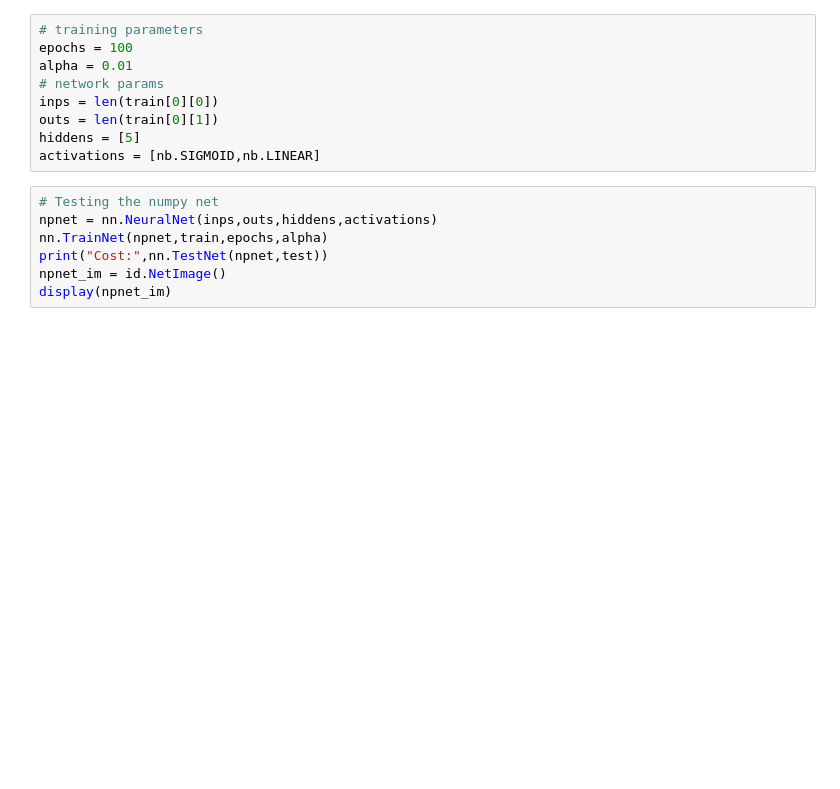
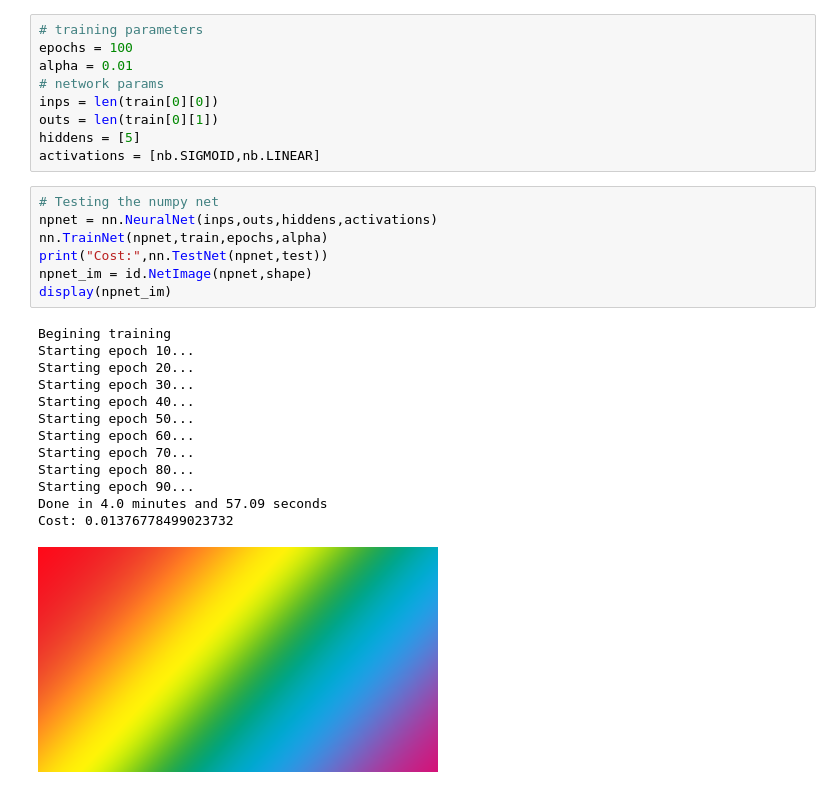
Before and after one commit to shadowfire-ew/Linear-Output-NeuralNet, a Jupyter notebook: comparison.ipynb, the cells around one changed output. Saved outputs shown, nothing was run; the diff lists cells and outputs as text; blank space fills up the shorter version.

```diff
--- a/comparison.ipynb
+++ b/comparison.ipynb
@@ -30,10 +30,24 @@ activations = [nb.SIGMOID,nb.LINEAR]
 # %%
 # Testing the numpy net
 npnet = nn.NeuralNet(inps,outs,hiddens,activations)
 nn.TrainNet(npnet,train,epochs,alpha)
 print("Cost:",nn.TestNet(npnet,test))
-npnet_im = id.NetImage()
+npnet_im = id.NetImage(npnet,shape)
 display(npnet_im)
+# %% [output]
+Begining training
+Starting epoch 10...
+Starting epoch 20...
+Starting epoch 30...
+Starting epoch 40...
+Starting epoch 50...
+Starting epoch 60...
+Starting epoch 70...
+Starting epoch 80...
+Starting epoch 90...
+Done in 4.0 minutes and 57.09 seconds
+Cost: 0.01376778499023732
+[figure, added]
 # %%
 # Testing the CuPy net
 cunet = nc.NeuralNet(inps,outs,hiddens,activations)
```
Also changed, not shown: parts of 1 cell of this notebook.
